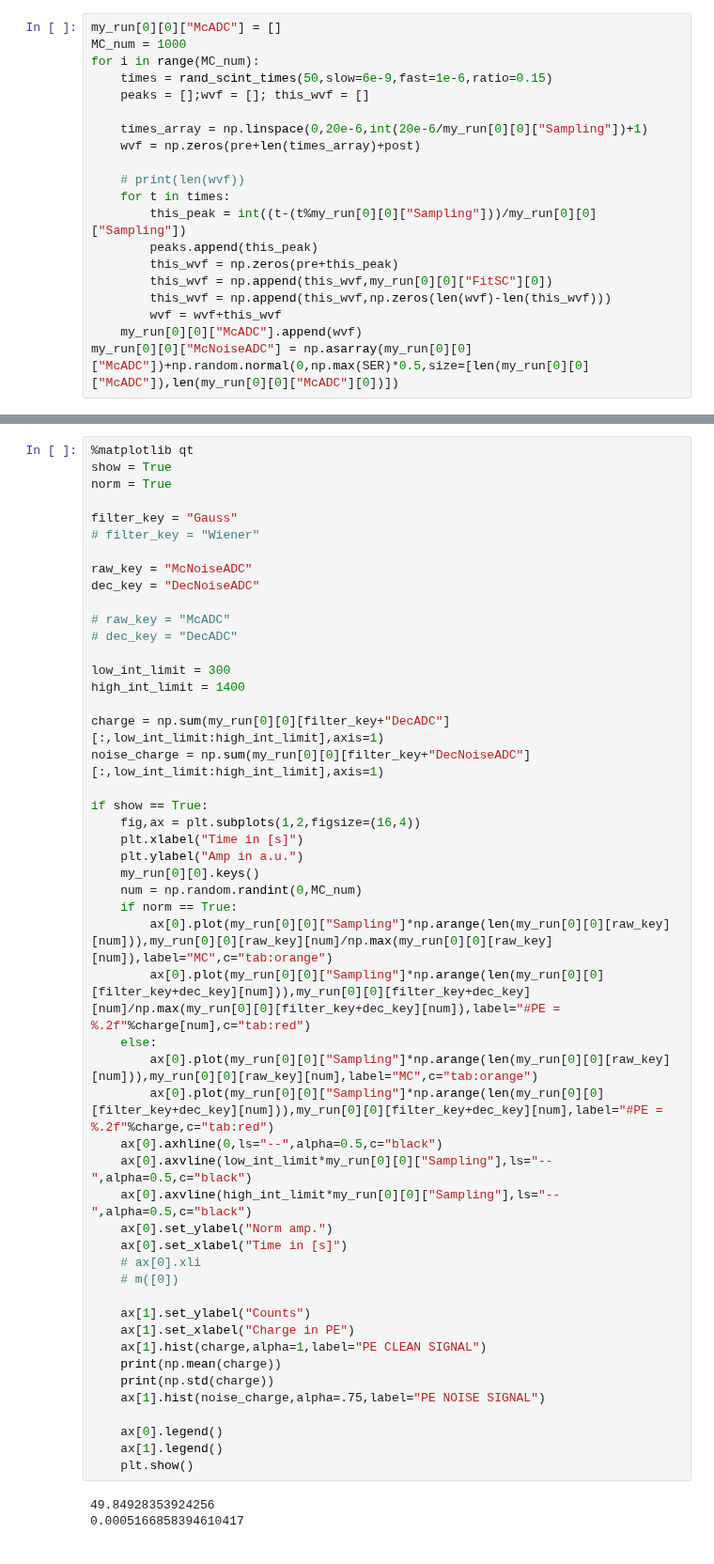
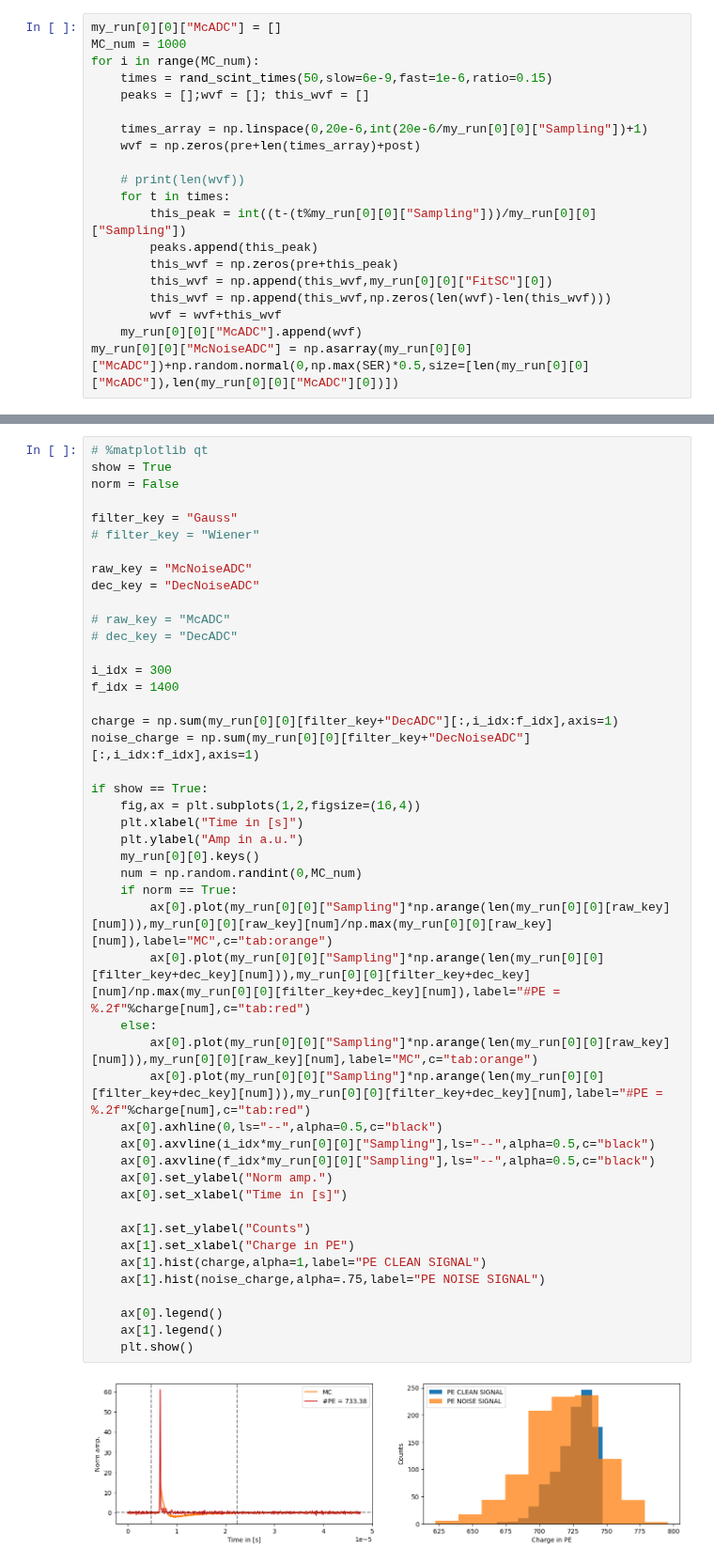
Before and after one commit to CIEMAT-Neutrino/SCINT, a Jupyter notebook: notebooks/MC.ipynb, the cells around one changed output, grey strips where cells are left out. Shown at 94% size. Drawn from its saved outputs; the diff is of its cells as text.

```diff
--- a/notebooks/MC.ipynb
+++ b/notebooks/MC.ipynb
@@ -164,9 +170,9 @@ Generated wvfs with key WienerDecNoiseADC
 Generated wvfs with key GaussDecADC
 Generated wvfs with key GaussDecNoiseADC
 # %%
-%matplotlib qt
+# %matplotlib qt
 show = True
-norm = True
+norm = False
 
 filter_key = "Gauss"
 # filter_key = "Wiener"
@@ -176,43 +182,38 @@ dec_key = "DecNoiseADC"
 
 # raw_key = "McADC"
 # dec_key = "DecADC"
 
-low_int_limit = 300
-high_int_limit = 1400
+i_idx = 300
+f_idx = 1400
 
-charge = np.sum(my_run[0][0][filter_key+"DecADC"][:,low_int_limit:high_int_limit],axis=1)
-noise_charge = np.sum(my_run[0][0][filter_key+"DecNoiseADC"][:,low_int_limit:high_int_limit],axis=1)
+charge = np.sum(my_run[0][0][filter_key+"DecADC"][:,i_idx:f_idx],axis=1)
+noise_charge = np.sum(my_run[0][0][filter_key+"DecNoiseADC"][:,i_idx:f_idx],axis=1)
 
 if show == True:
     fig,ax = plt.subplots(1,2,figsize=(16,4))
     plt.xlabel("Time in [s]")
     plt.ylabel("Amp in a.u.")
     my_run[0][0].keys()
     num = np.random.randint(0,MC_num)
     if norm == True:
         ax[0].plot(my_run[0][0]["Sampling"]*np.arange(len(my_run[0][0][raw_key][num])),my_run[0][0][raw_key][num]/np.max(my_run[0][0][raw_key][num]),label="MC",c="tab:orange")
         ax[0].plot(my_run[0][0]["Sampling"]*np.arange(len(my_run[0][0][filter_key+dec_key][num])),my_run[0][0][filter_key+dec_key][num]/np.max(my_run[0][0][filter_key+dec_key][num]),label="#PE = %.2f"%charge[num],c="tab:red")
     else:
         ax[0].plot(my_run[0][0]["Sampling"]*np.arange(len(my_run[0][0][raw_key][num])),my_run[0][0][raw_key][num],label="MC",c="tab:orange")
-        ax[0].plot(my_run[0][0]["Sampling"]*np.arange(len(my_run[0][0][filter_key+dec_key][num])),my_run[0][0][filter_key+dec_key][num],label="#PE = %.2f"%charge,c="tab:red")
+        ax[0].plot(my_run[0][0]["Sampling"]*np.arange(len(my_run[0][0][filter_key+dec_key][num])),my_run[0][0][filter_key+dec_key][num],label="#PE = %.2f"%charge[num],c="tab:red")
     ax[0].axhline(0,ls="--",alpha=0.5,c="black")
-    ax[0].axvline(low_int_limit*my_run[0][0]["Sampling"],ls="--",alpha=0.5,c="black")
-    ax[0].axvline(high_int_limit*my_run[0][0]["Sampling"],ls="--",alpha=0.5,c="black")
+    ax[0].axvline(i_idx*my_run[0][0]["Sampling"],ls="--",alpha=0.5,c="black")
+    ax[0].axvline(f_idx*my_run[0][0]["Sampling"],ls="--",alpha=0.5,c="black")
     ax[0].set_ylabel("Norm amp.")
     ax[0].set_xlabel("Time in [s]")
-    # ax[0].xli
-    # m([0])
 
     ax[1].set_ylabel("Counts")
     ax[1].set_xlabel("Charge in PE")
     ax[1].hist(charge,alpha=1,label="PE CLEAN SIGNAL")
-    print(np.mean(charge))
-    print(np.std(charge))
     ax[1].hist(noise_charge,alpha=.75,label="PE NOISE SIGNAL")
 
     ax[0].legend()
     ax[1].legend()
     plt.show()
 # %% [output]
-49.84928353924256
-0.0005166858394610417
+[figure, added]
```
Also changed, not shown: parts of 6 cells of this notebook, 4 other files.
